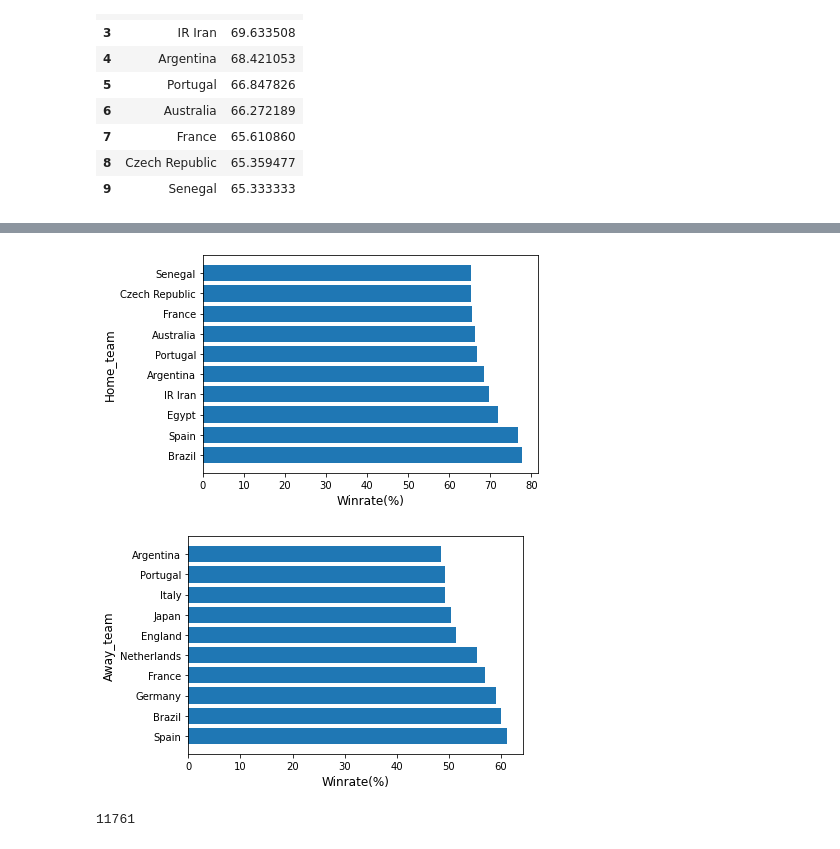
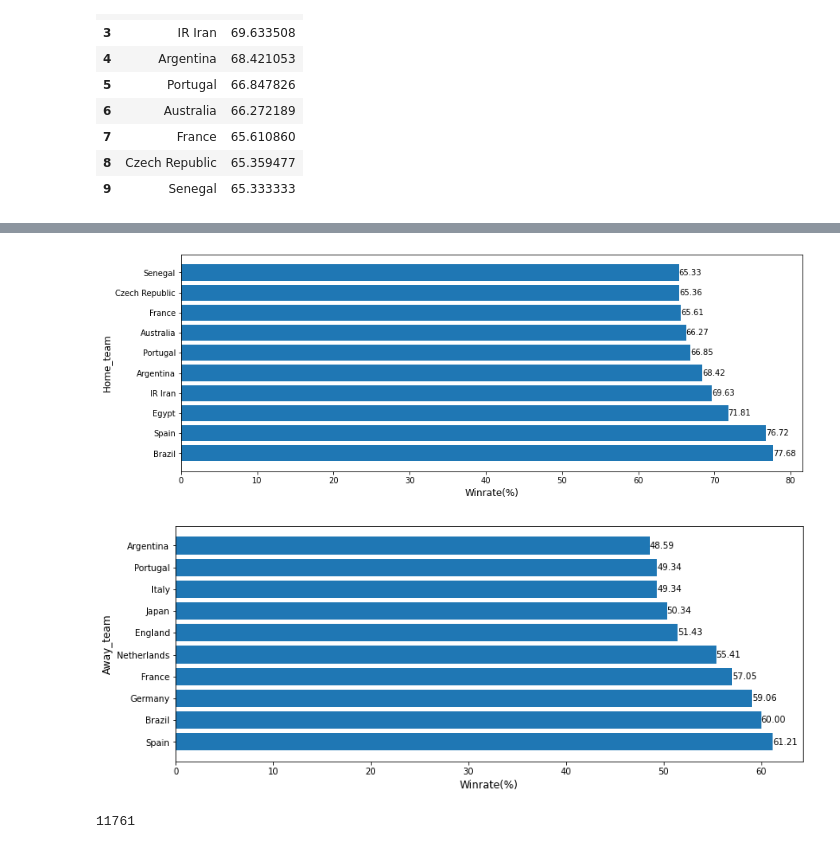
Before and after one commit to Hxu1203/Team-ds, a Jupyter notebook: Hxu-folder/Sport project.ipynb, the cells around one changed output, grey strips where cells are left out. Drawn from its saved outputs; the diff is of its cells as text; code cells hidden in the pictures.

Commit message:
label added

```diff
--- a/Hxu-folder/Sport project.ipynb
+++ b/Hxu-folder/Sport project.ipynb
@@ -106,8 +106,8 @@ Name: away_team, Length: 209, dtype: int64
 # %%
 #each top 10 home_team's winrate
 home_winrate = (most_win_home_team/home_team)*100
-home_winrate_sort = home_winrate.sort_values(ascending=False).head(10)
-home_winrate_df = pd.DataFrame(home_winrate_sort)
+home_winrate = home_winrate.sort_values(ascending=False).head(10)
+home_winrate_df = pd.DataFrame(home_winrate)
 home_winrate_df = home_winrate_df.reset_index()
 home_winrate_df = home_winrate_df.rename(columns={'index':'home_team',0:'winrate'})
 
@@ -149,22 +149,23 @@ away_winrate_df
 # %%
-plt.barh(home_winrate_df['home_team'],home_winrate_df['winrate'])
+fig, ax = plt.subplots(figsize=(14,5))
+g=plt.barh(home_winrate_df['home_team'],home_winrate_df['winrate'])
 plt.ylabel('Home_team',fontsize=12)
 plt.xlabel('Winrate(%)',fontsize=12)
-
+ax.bar_label(g, label_type="edge",fmt='%.2f')
 plt.show()
 # %% [output]
-[figure, old version]
+[figure, new version]
 # %%
-def addlabels(x,y):
-    for i in range(len(x)):
-        plt.text(i, y[i], y[i], ha = 'center')
-plt.barh(away_winrate_df['away_team'],away_winrate_df['winrate'])
+fig, ax = plt.subplots(figsize=(13,5))
+g=plt.barh(away_winrate_df['away_team'],away_winrate_df['winrate'])
 plt.ylabel('Away_team',fontsize=12)
 plt.xlabel('Winrate(%)',fontsize=12)
 
+ax.bar_label(g, label_type="edge",fmt='%.2f')
+
 plt.show()
 # %% [output]
-[figure, old version]
+[figure, new version]
 # %%
 #Total wins of home game
 total_win_home = most_win_home_team.sum()
```
Also changed, not shown: parts of 4 cells of this notebook.
